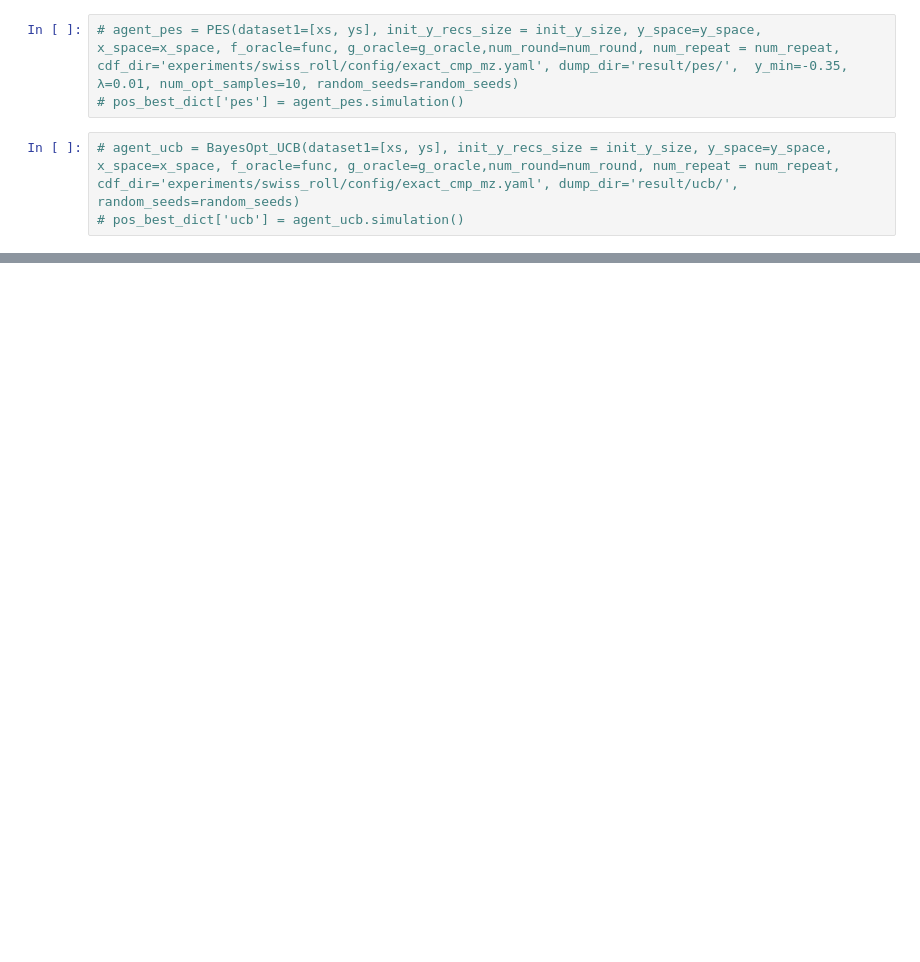
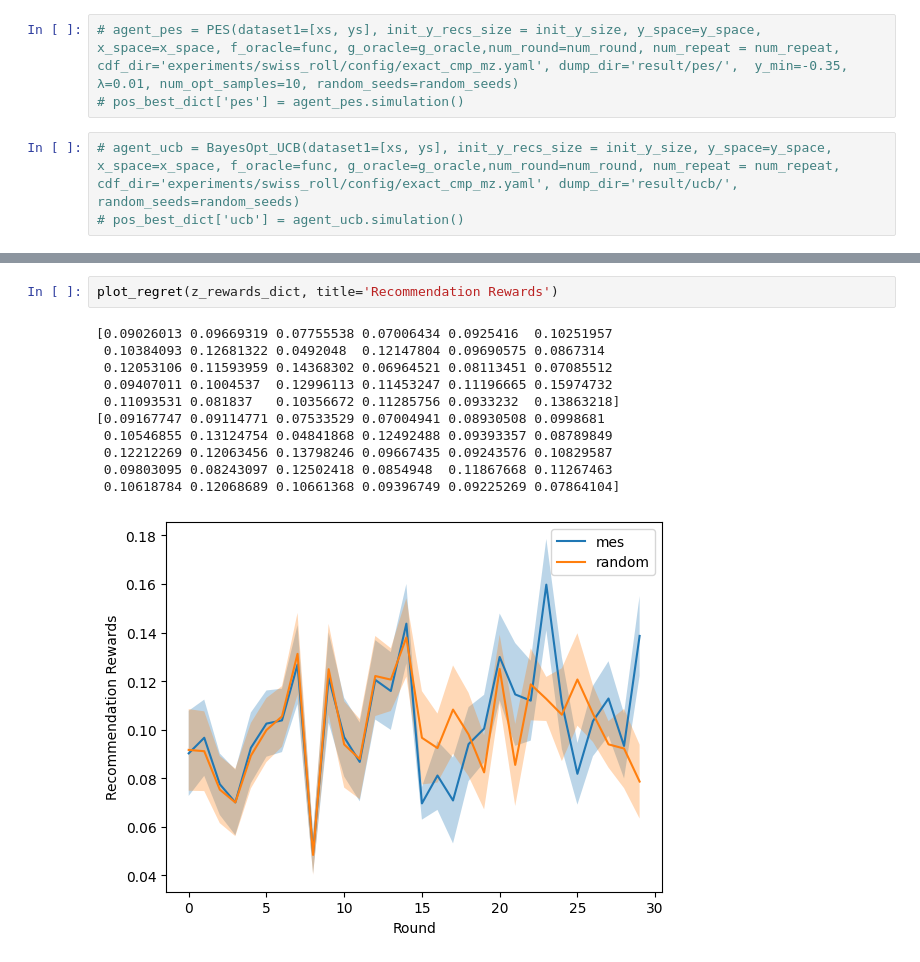
Before and after one commit to Mengyanz/deconditional-downscaling, a Jupyter notebook: simulation.ipynb, the cells around one changed output, grey strips where cells are left out. Drawn from its saved outputs; the diff is of its cells as text; blank space fills up the shorter version.

```diff
--- a/simulation.ipynb
+++ b/simulation.ipynb
@@ -336,0 +375,14 @@ evalaution(pos_best_dict)
+# %%
+plot_regret(z_rewards_dict, title='Recommendation Rewards')
+# %% [output]
+[0.09026013 0.09669319 0.07755538 0.07006434 0.0925416  0.10251957
+ 0.10384093 0.12681322 0.0492048  0.12147804 0.09690575 0.0867314
+ 0.12053106 0.11593959 0.14368302 0.06964521 0.08113451 0.07085512
+ 0.09407011 0.1004537  0.12996113 0.11453247 0.11196665 0.15974732
+ 0.11093531 0.081837   0.10356672 0.11285756 0.0933232  0.13863218]
+[0.09167747 0.09114771 0.07533529 0.07004941 0.08930508 0.0998681
+ 0.10546855 0.13124754 0.04841868 0.12492488 0.09393357 0.08789849
+ 0.12212269 0.12063456 0.13798246 0.09667435 0.09243576 0.10829587
+ 0.09803095 0.08243097 0.12502418 0.0854948  0.11867668 0.11267463
+ 0.10618784 0.12068689 0.10661368 0.09396749 0.09225269 0.07864104]
+[figure, added]
```
Also changed, not shown: parts of 23 cells of this notebook, 5 other files.
